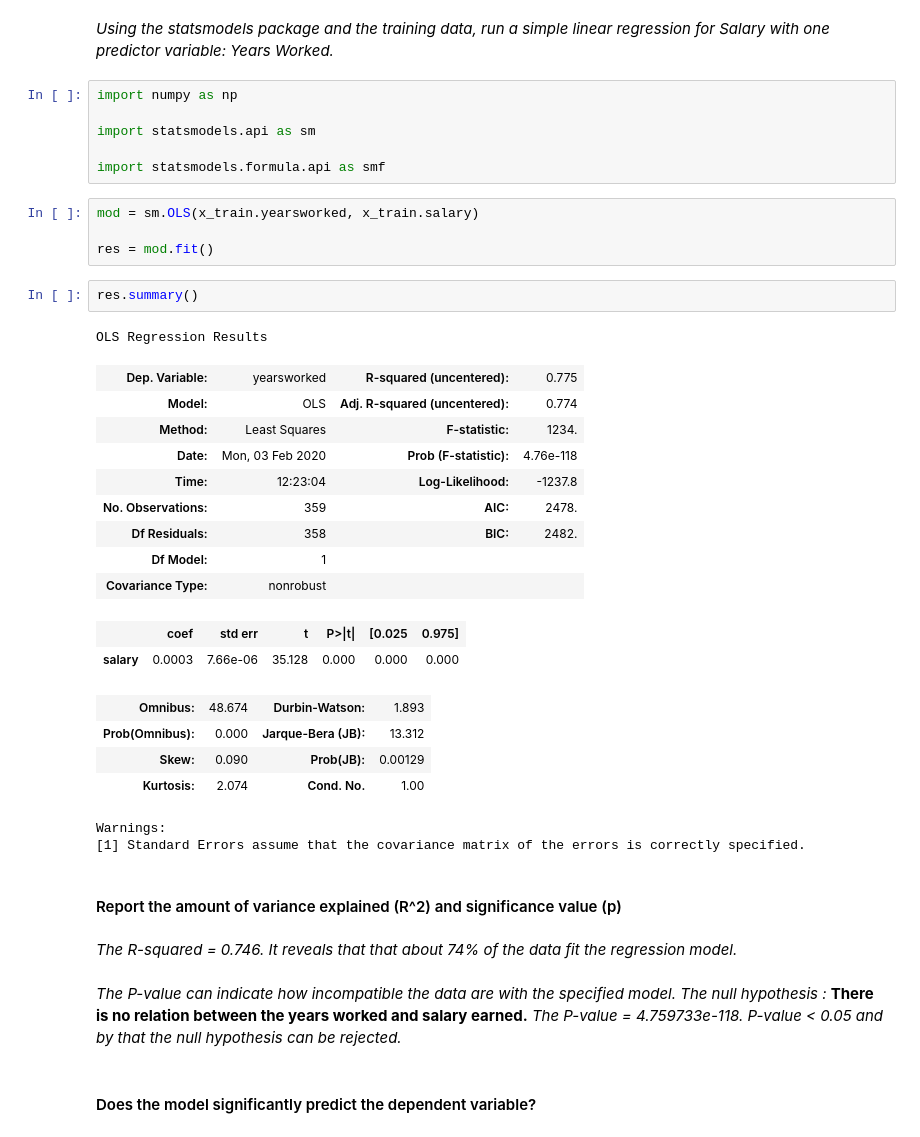
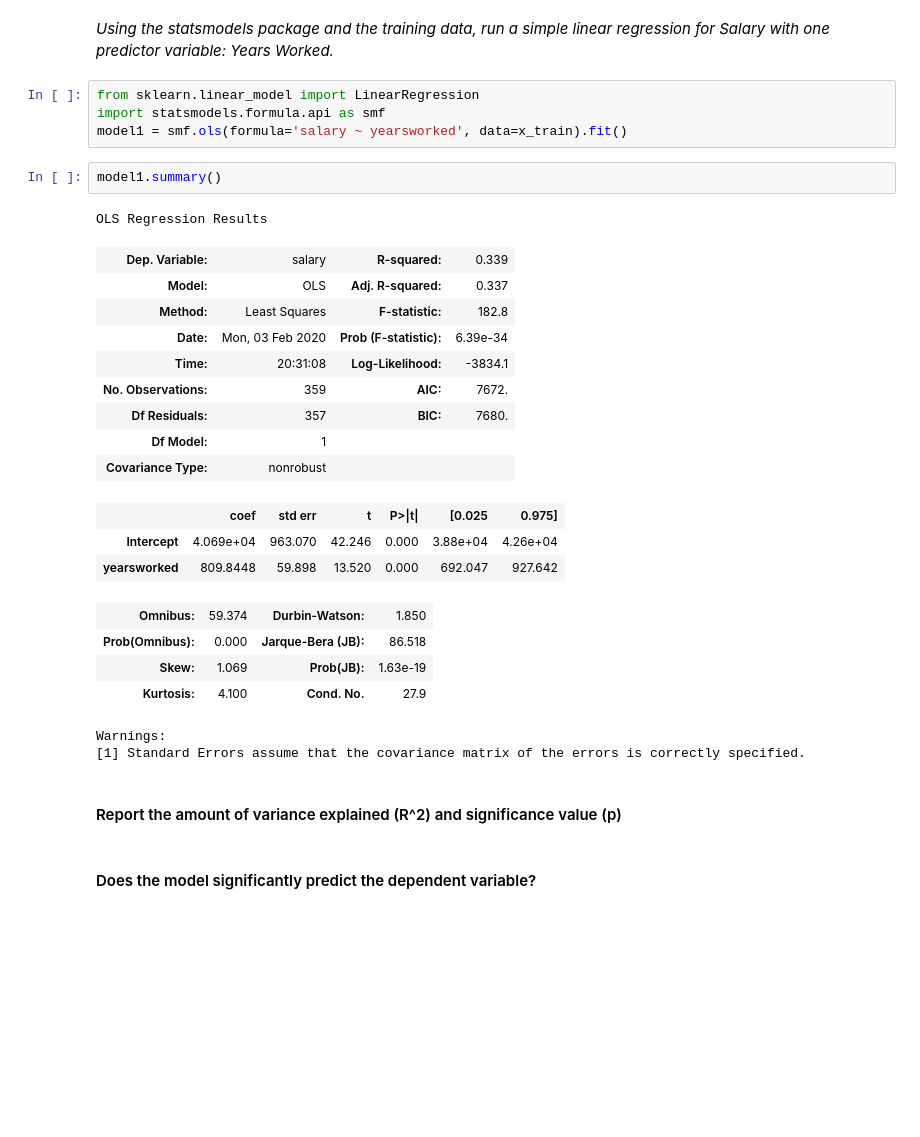
Before and after one commit to LeboSeribe/Linear-Regression, a Jupyter notebook: Linear regression.ipynb, the cells around one changed output. Saved outputs shown, nothing was run; the diff lists cells and outputs as text; blank space fills up the shorter version.

```diff
--- a/Linear regression.ipynb
+++ b/Linear regression.ipynb
@@ -172,46 +178,34 @@ x_train[x_train['salary'] <a]
 # %% [markdown]
 *Using the statsmodels package and the training data,
 run a simple linear regression for Salary with one predictor variable: Years Worked.*
-# %%
-import numpy as np
-
-import statsmodels.api as sm
-
-import statsmodels.formula.api as smf
-# %%
-mod = sm.OLS(x_train.yearsworked, x_train.salary)
-
-res = mod.fit()
+# %%
+from sklearn.linear_model import LinearRegression
+import statsmodels.formula.api as smf
+model1 = smf.ols(formula='salary ~ yearsworked', data=x_train).fit()
 # %%
-res.summary()
+model1.summary()
 # %% [output]
 OLS Regression Results
-| Dep. Variable: | yearsworked | R-squared (uncentered): | 0.775 |
-| Model: | OLS | Adj. R-squared (uncentered): | 0.774 |
-| Method: | Least Squares | F-statistic: | 1234. |
-| Date: | Mon, 03 Feb 2020 | Prob (F-statistic): | 4.76e-118 |
-| Time: | 12:23:04 | Log-Likelihood: | -1237.8 |
-| No. Observations: | 359 | AIC: | 2478. |
-| Df Residuals: | 358 | BIC: | 2482. |
+| Dep. Variable: | salary | R-squared: | 0.339 |
+| Model: | OLS | Adj. R-squared: | 0.337 |
+| Method: | Least Squares | F-statistic: | 182.8 |
+| Date: | Mon, 03 Feb 2020 | Prob (F-statistic): | 6.39e-34 |
+| Time: | 20:31:08 | Log-Likelihood: | -3834.1 |
+| No. Observations: | 359 | AIC: | 7672. |
+| Df Residuals: | 357 | BIC: | 7680. |
 | Df Model: | 1 |  |  |
 | Covariance Type: | nonrobust |  |  |
 |  | coef | std err | t | P>|t| | [0.025 | 0.975] |
-| salary | 0.0003 | 7.66e-06 | 35.128 | 0.000 | 0.000 | 0.000 |
+| Intercept | 4.069e+04 | 963.070 | 42.246 | 0.000 | 3.88e+04 | 4.26e+04 |
+| yearsworked | 809.8448 | 59.898 | 13.520 | 0.000 | 692.047 | 927.642 |
-| Omnibus: | 48.674 | Durbin-Watson: | 1.893 |
-| Prob(Omnibus): | 0.000 | Jarque-Bera (JB): | 13.312 |
-| Skew: | 0.090 | Prob(JB): | 0.00129 |
-| Kurtosis: | 2.074 | Cond. No. | 1.00 |
+| Omnibus: | 59.374 | Durbin-Watson: | 1.850 |
+| Prob(Omnibus): | 0.000 | Jarque-Bera (JB): | 86.518 |
+| Skew: | 1.069 | Prob(JB): | 1.63e-19 |
+| Kurtosis: | 4.100 | Cond. No. | 27.9 |
 Warnings:
 [1] Standard Errors assume that the covariance matrix of the errors is correctly specified.
 # %% [markdown]
 #### Report the amount of variance explained (R^2) and significance value (p)
-# %% [markdown]
-*The R-squared = 0.746. It reveals that that about 74% of the data fit the regression model.*
-# %% [markdown]
-*The P-value can indicate how incompatible the data are with the specified model.*
-*The null hypothesis :*
-**There is no relation between the years worked and salary earned.**
-*The P-value = 4.759733e-118. P-value < 0.05 and by that the null hypothesis can be rejected.*
 # %% [markdown]
 #### Does the model significantly predict the dependent variable?
 # %% [markdown]
```
Also changed, not shown: parts of 19 cells of this notebook.
